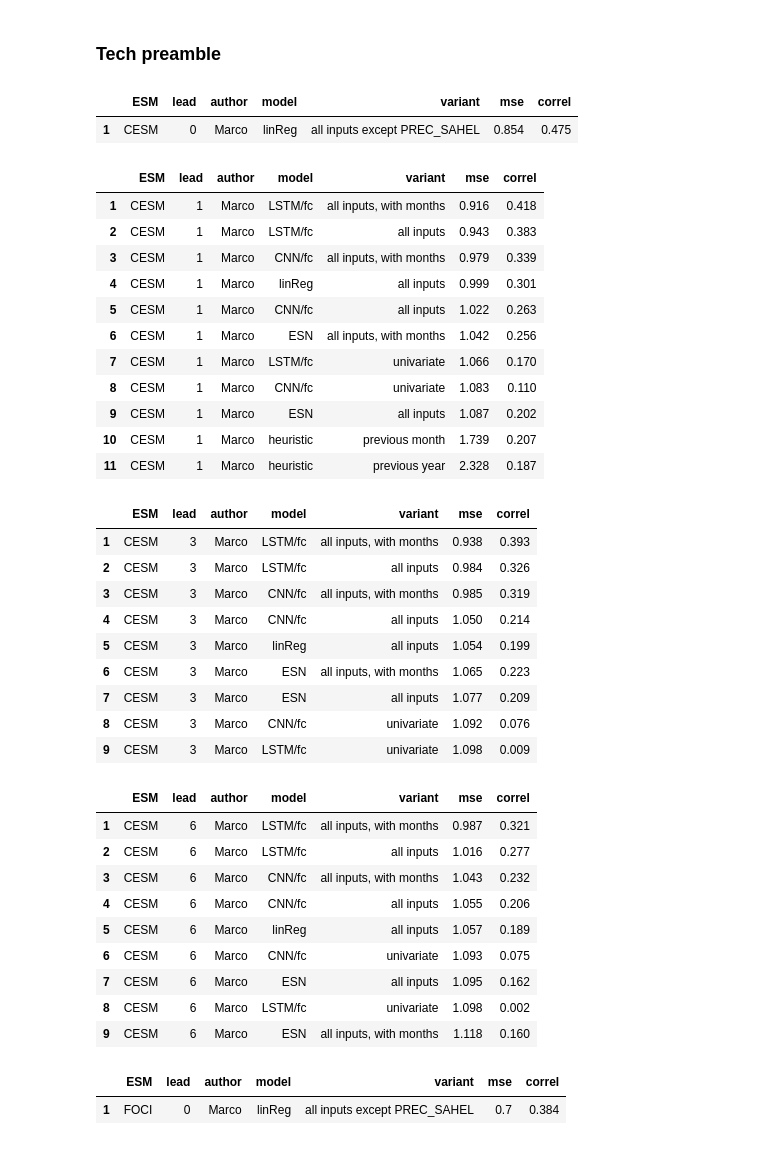
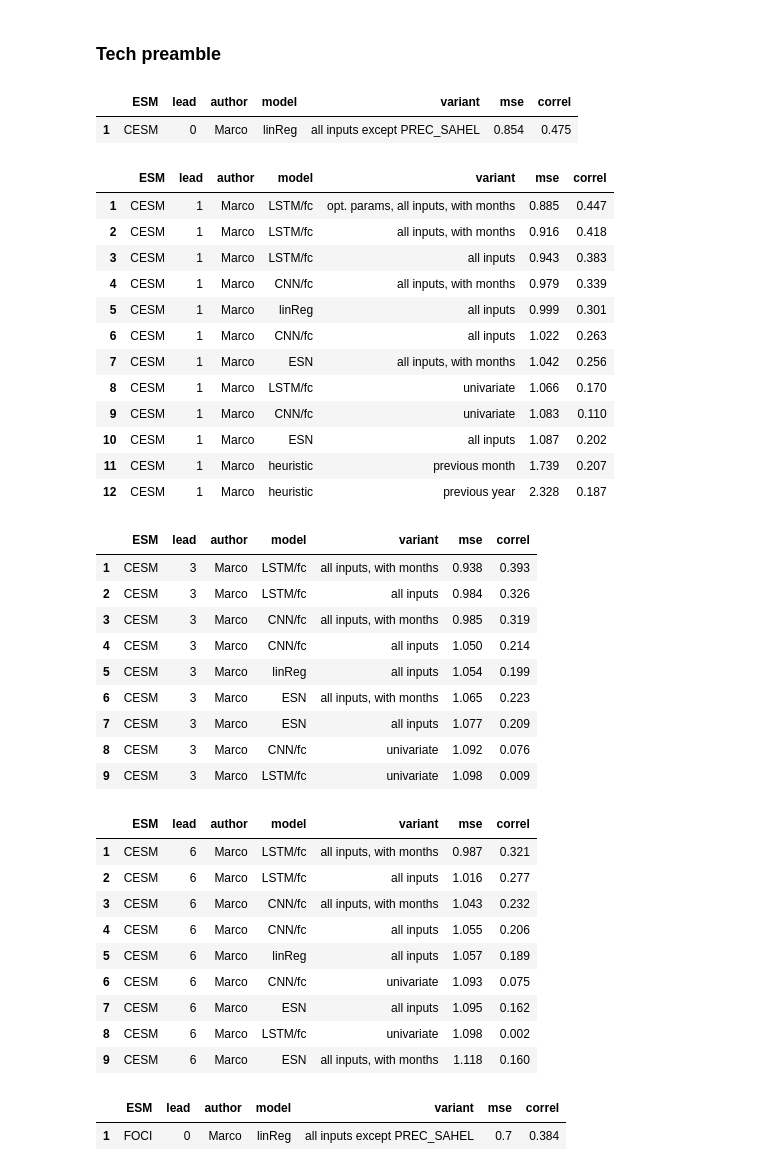
Before and after one commit to MarcoLandtHayen/predict_sahel_rainfall, a Jupyter notebook: results/results.ipynb, the cells around one changed output. Drawn from its saved outputs; the diff is of its cells as text; code cells hidden in the pictures.

Commit message:
Optimize selected hyperparameters for LSTM/fc models on CESM with lead 1 (#40)

```diff
--- a/results/results.ipynb
+++ b/results/results.ipynb
@@ -70,6 +70,7 @@ results = {
             'FOCI',
             'FOCI',
             'FOCI',
+            'CESM',
            ],
     'lead': [0,
              1,
@@ -131,8 +132,10 @@ results = {
              1,
              3,
              6,
+             1,
              ],
     'author': ['Marco',
+               'Marco',
                'Marco',
                'Marco',
                'Marco',
@@ -253,6 +256,7 @@ results = {
               'ESN',
               'ESN',
               'ESN',
+              'LSTM/fc',
               ],
     'variant': ['all inputs except PREC_SAHEL',
                 'all inputs',
@@ -314,6 +318,7 @@ results = {
                 'all inputs, with months',
                 'all inputs, with months',
                 'all inputs, with months',
+                'opt. params, all inputs, with months',
                 ],
     'mse': [0.854,
             0.999,
@@ -375,6 +380,7 @@ results = {
             0.837,
             0.859,
             0.857,
+            0.885,
             ],
     'correl': [0.475,
                0.301,
@@ -436,49 +442,51 @@ results = {
                0.184,
                0.104,
                0.074,
+               0.447,
                ],
 }
 
 # Convert to pandas dataframe:
 results_all = pd.DataFrame(results)
 
 ## Show results separately for both ESMs (CESM and FOCI) and all lead times (0, 1, 3, 6 months):
 
 # Loop over ESMs:
 for ESM in ['CESM', 'FOCI']:
 
     # Loop over lead times:
     for lead in [0, 1, 3, 6]:
 
         # Get subset of results, according to current ESM and lead time:
         results_subset = results_all.loc[results_all['ESM'] == ESM].loc[results_all['lead'] == lead]
 
         # Sort by mse (ascending order) and then by correlation coefficient (descending order):
         results_subset = results_subset.sort_values(by=['mse', 'correl'], ascending=[True, False])
 
         # Reset index for subset:
         results_subset = results_subset.reset_index(drop=True)
 
         # Start index from ONE:
         results_subset.index += 1
 
         # Show subset of results as table:
         display(results_subset)
 # %% [output]
 |  | ESM | lead | author | model | variant | mse | correl |
 | 1 | CESM | 0 | Marco | linReg | all inputs except PREC_SAHEL | 0.854 | 0.475 |
 |  | ESM | lead | author | model | variant | mse | correl |
-| 1 | CESM | 1 | Marco | LSTM/fc | all inputs, with months | 0.916 | 0.418 |
-| 2 | CESM | 1 | Marco | LSTM/fc | all inputs | 0.943 | 0.383 |
-| 3 | CESM | 1 | Marco | CNN/fc | all inputs, with months | 0.979 | 0.339 |
-| 4 | CESM | 1 | Marco | linReg | all inputs | 0.999 | 0.301 |
-| 5 | CESM | 1 | Marco | CNN/fc | all inputs | 1.022 | 0.263 |
-| 6 | CESM | 1 | Marco | ESN | all inputs, with months | 1.042 | 0.256 |
-| 7 | CESM | 1 | Marco | LSTM/fc | univariate | 1.066 | 0.170 |
-| 8 | CESM | 1 | Marco | CNN/fc | univariate | 1.083 | 0.110 |
-| 9 | CESM | 1 | Marco | ESN | all inputs | 1.087 | 0.202 |
-| 10 | CESM | 1 | Marco | heuristic | previous month | 1.739 | 0.207 |
-| 11 | CESM | 1 | Marco | heuristic | previous year | 2.328 | 0.187 |
+| 1 | CESM | 1 | Marco | LSTM/fc | opt. params, all inputs, with months | 0.885 | 0.447 |
+| 2 | CESM | 1 | Marco | LSTM/fc | all inputs, with months | 0.916 | 0.418 |
+| 3 | CESM | 1 | Marco | LSTM/fc | all inputs | 0.943 | 0.383 |
+| 4 | CESM | 1 | Marco | CNN/fc | all inputs, with months | 0.979 | 0.339 |
+| 5 | CESM | 1 | Marco | linReg | all inputs | 0.999 | 0.301 |
+| 6 | CESM | 1 | Marco | CNN/fc | all inputs | 1.022 | 0.263 |
+| 7 | CESM | 1 | Marco | ESN | all inputs, with months | 1.042 | 0.256 |
+| 8 | CESM | 1 | Marco | LSTM/fc | univariate | 1.066 | 0.170 |
+| 9 | CESM | 1 | Marco | CNN/fc | univariate | 1.083 | 0.110 |
+| 10 | CESM | 1 | Marco | ESN | all inputs | 1.087 | 0.202 |
+| 11 | CESM | 1 | Marco | heuristic | previous month | 1.739 | 0.207 |
+| 12 | CESM | 1 | Marco | heuristic | previous year | 2.328 | 0.187 |
 |  | ESM | lead | author | model | variant | mse | correl |
 | 1 | CESM | 3 | Marco | LSTM/fc | all inputs, with months | 0.938 | 0.393 |
 | 2 | CESM | 3 | Marco | LSTM/fc | all inputs | 0.984 | 0.326 |
```
Also changed, not shown: 17 other files.
